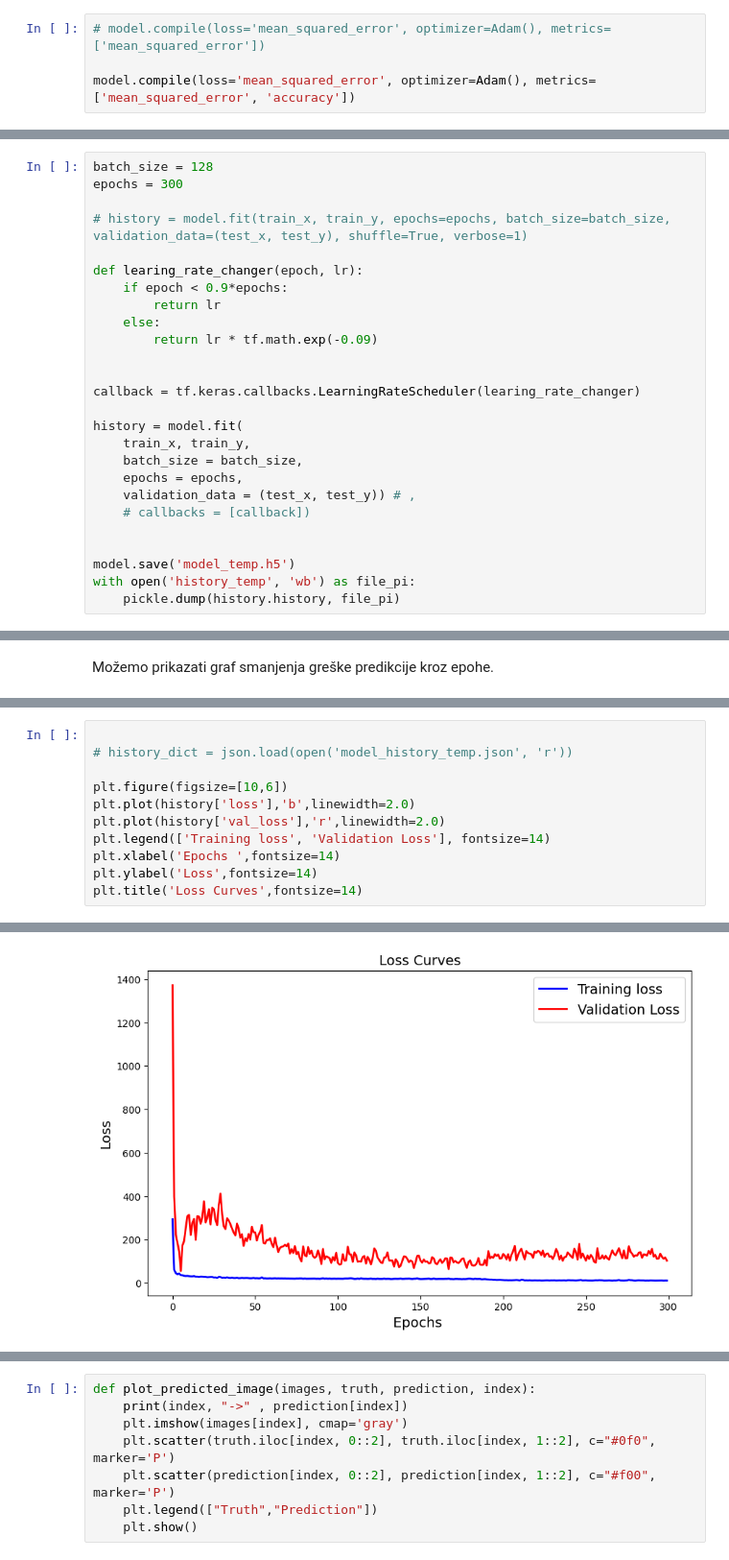
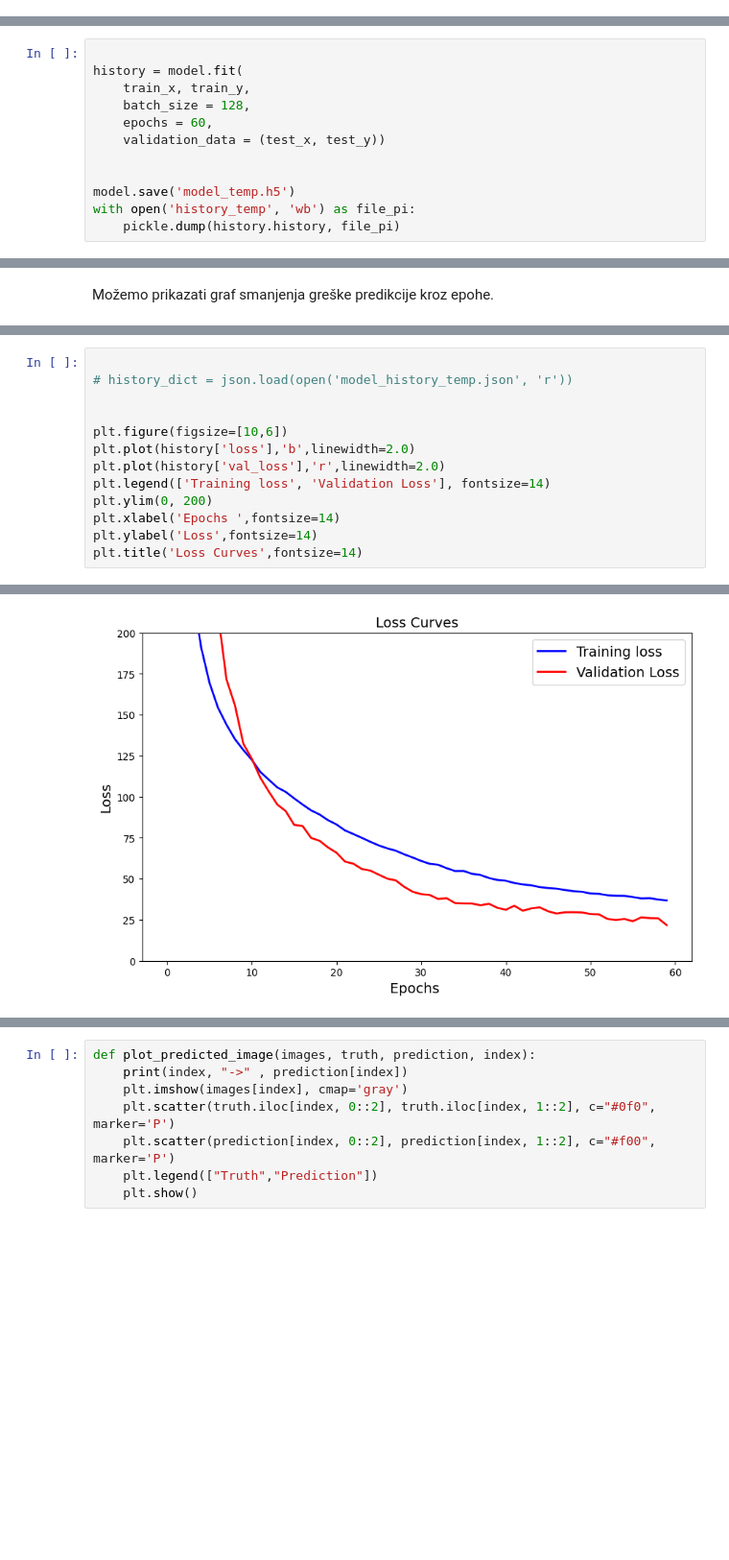
Before and after one commit to tonipolanec/Facial-landmarks-detection-system, a Jupyter notebook: code/project_progress.ipynb, the cells around one changed output, grey strips where cells are left out. Shown at 96% size. Drawn from its saved outputs; the diff is of its cells as text; blank space fills up the shorter version.

```diff
--- a/code/project_progress.ipynb
+++ b/code/project_progress.ipynb
@@ -474,7 +452,3 @@ model.add(Dense(18,kernel_initializer=glorot_uniform()))
-# %%
-# model.compile(loss='mean_squared_error', optimizer=Adam(), metrics=['mean_squared_error'])
-
-model.compile(loss='mean_squared_error', optimizer=Adam(), metrics=['mean_squared_error', 'accuracy'])
 # %%
 model.summary()
 # %% [output]
@@ -526,26 +500,12 @@ import pydot
 # %% [markdown]
 ### Treniranje modela
 # %%
-batch_size = 128
-epochs = 300
-
-# history = model.fit(train_x, train_y, epochs=epochs, batch_size=batch_size, validation_data=(test_x, test_y), shuffle=True, verbose=1)
-
-def learing_rate_changer(epoch, lr):
-    if epoch < 0.9*epochs:
-        return lr
-    else:
-        return lr * tf.math.exp(-0.09)
-
-
-callback = tf.keras.callbacks.LearningRateScheduler(learing_rate_changer)
 
 history = model.fit(
     train_x, train_y,
-    batch_size = batch_size,
-    epochs = epochs,
-    validation_data = (test_x, test_y)) # ,
-    # callbacks = [callback])
+    batch_size = 128,
+    epochs = 60,
+    validation_data = (test_x, test_y))
 
 
 model.save('model_temp.h5')
@@ -595,14 +570,16 @@ Možemo prikazati graf smanjenja greške predikcije kroz epohe.
 # %%
 
 # history_dict = json.load(open('model_history_temp.json', 'r'))
+
 
 plt.figure(figsize=[10,6])
 plt.plot(history['loss'],'b',linewidth=2.0)
 plt.plot(history['val_loss'],'r',linewidth=2.0)
 plt.legend(['Training loss', 'Validation Loss'], fontsize=14)
+plt.ylim(0, 200)
 plt.xlabel('Epochs ',fontsize=14)
 plt.ylabel('Loss',fontsize=14)
 plt.title('Loss Curves',fontsize=14)
 # %% [output]
 Text(0.5, 1.0, 'Loss Curves')
-[figure, old version]
+[figure, new version]
```
Also changed, not shown: parts of 15 cells of this notebook, 6 other files.
